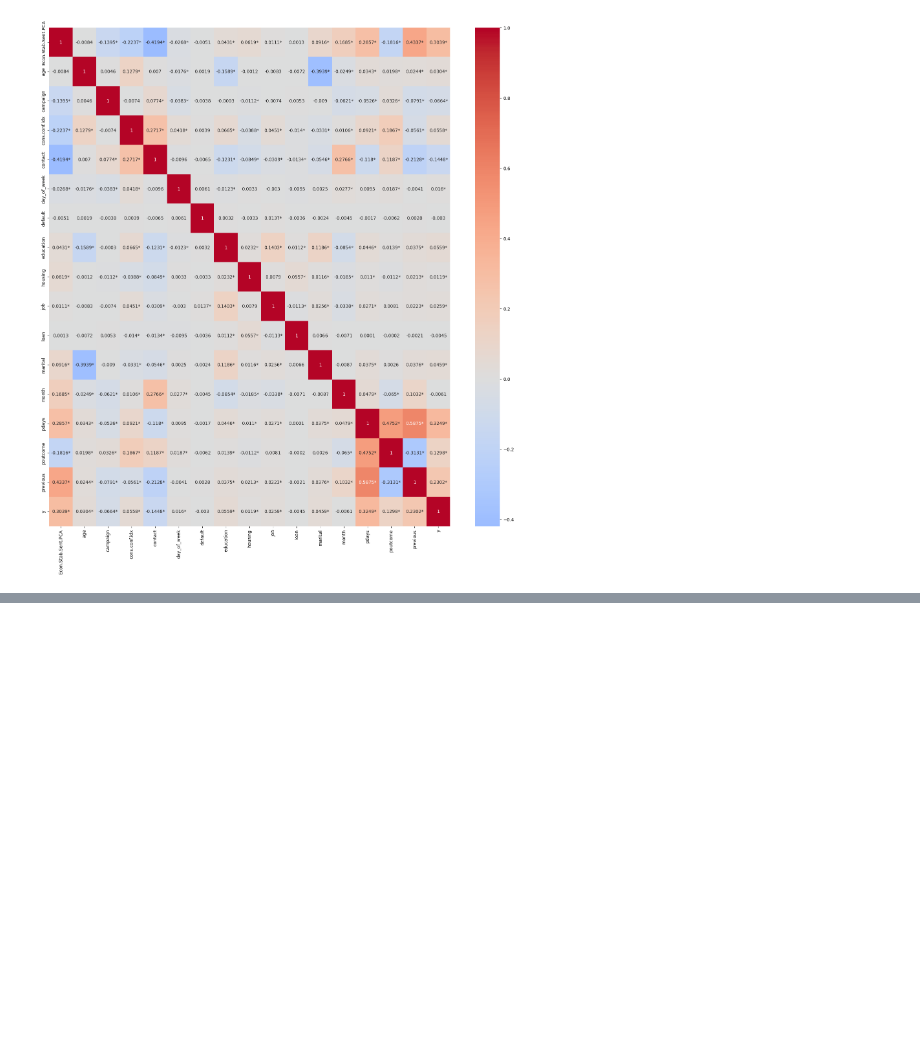
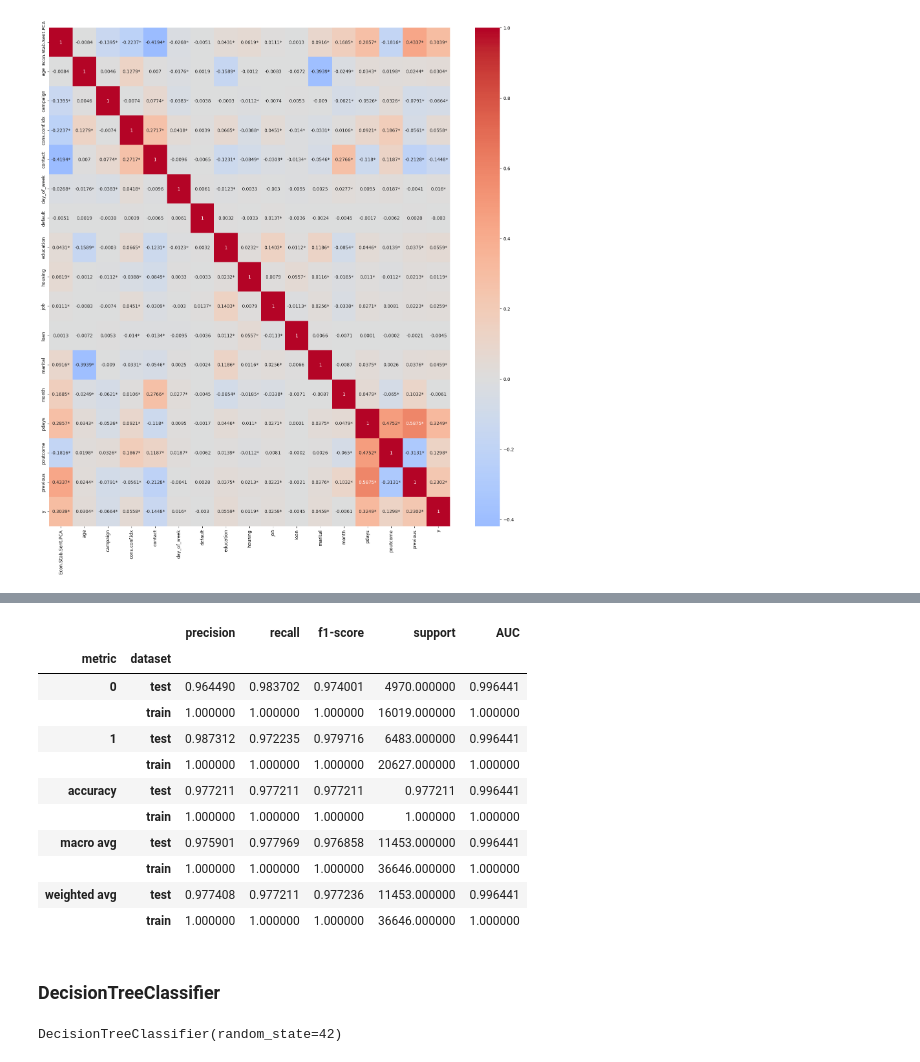
Before and after one commit to SarcasticMatrix/ml-python, a Jupyter notebook: Main Notebook.ipynb, the cells around one changed output, grey strips where cells are left out. Drawn from its saved outputs; the diff is of its cells as text; code cells hidden in the pictures; blank space fills up the shorter version.

```diff
--- a/Main Notebook.ipynb
+++ b/Main Notebook.ipynb
@@ -459,0 +492,2 @@ cv = StratifiedKFold(n_splits=num_folds, shuffle=True, random_state=42)
+# %%
+X, y = Preprocessing(encode='OneHot').fit_transform(data_analysis.drop(columns='y'), data_analysis['y'])
@@ -459,0 +530,8 @@ cv = StratifiedKFold(n_splits=num_folds, shuffle=True, random_state=42)
+# %%
+from  imblearn.combine  import  SMOTEENN
+from sklearn.model_selection import train_test_split
+
+smoteenn = SMOTEENN(random_state=42)
+x_resampled, y_resampled = smoteenn.fit_resample(X, y)
+print('After sampling yes:', np.count_nonzero(y_resampled == 1))
+print('After sampling no:', np.count_nonzero(y_resampled == 0))
@@ -459,0 +541,29 @@ cv = StratifiedKFold(n_splits=num_folds, shuffle=True, random_state=42)
+# %%
+
+# Split the training data into 80% and the evaluation data into 20%
+x_train, x_test, y_train, y_test = train_test_split(x_resampled, y_resampled, test_size=0.2, random_state=42)
+
+# Further split the training data into 80% training data and 20% validation data
+x_train, x_val, y_train, y_val = train_test_split(x_train, y_train, test_size=0.2, random_state=42)
+
+# x_train = pd.DataFrame(x_train)
+# y_train = pd.get_dummies(y_train)
+# x_val = pd.DataFrame(x_val)
+# y_val = pd.get_dummies(y_val)
+# x_test = pd.DataFrame(x_test)
+# y_test_ = pd.get_dummies(y_test)
+# %%
+from sklearn.ensemble import RandomForestClassifier
+from sklearn.metrics import classification_report
+
+# Initialize the Random Forest model
+rf_model = RandomForestClassifier(n_estimators=100, random_state=777)
+
+# Train the model
+rf_model.fit(x_train, y_train)
+
+# Predict on the test set
+y_pred_rf = rf_model.predict(x_test)
+
+# Evaluate the model
+print(classification_report(y_test, y_pred_rf))
@@ -459,0 +579,15 @@ cv = StratifiedKFold(n_splits=num_folds, shuffle=True, random_state=42)
+# %%
+eval_model(rf_model,X_train=x_train,y_train=y_train,X_test=x_test,y_test=y_test)[0]
+# %% [output]
+|  |  | precision | recall | f1-score | support | AUC |
+| metric | dataset |  |  |  |  |  |
+| 0 | test | 0.964490 | 0.983702 | 0.974001 | 4970.000000 | 0.996441 |
+|  | train | 1.000000 | 1.000000 | 1.000000 | 16019.000000 | 1.000000 |
+| 1 | test | 0.987312 | 0.972235 | 0.979716 | 6483.000000 | 0.996441 |
+|  | train | 1.000000 | 1.000000 | 1.000000 | 20627.000000 | 1.000000 |
+| accuracy | test | 0.977211 | 0.977211 | 0.977211 | 0.977211 | 0.996441 |
+|  | train | 1.000000 | 1.000000 | 1.000000 | 1.000000 | 1.000000 |
+| macro avg | test | 0.975901 | 0.977969 | 0.976858 | 11453.000000 | 0.996441 |
+|  | train | 1.000000 | 1.000000 | 1.000000 | 36646.000000 | 1.000000 |
+| weighted avg | test | 0.977408 | 0.977211 | 0.977236 | 11453.000000 | 0.996441 |
+|  | train | 1.000000 | 1.000000 | 1.000000 | 36646.000000 | 1.000000 |
@@ -459,0 +600,13 @@ cv = StratifiedKFold(n_splits=num_folds, shuffle=True, random_state=42)
+# %% [markdown]
+### DecisionTreeClassifier
+# %%
+from sklearn.tree import DecisionTreeClassifier
+from sklearn import tree
+
+# Initialize the DecisionTreeClassifier
+dt_model = DecisionTreeClassifier(random_state=42)
+
+# Train the model
+dt_model.fit(X_train, y_train)
+# %% [output]
+DecisionTreeClassifier(random_state=42)
```
Also changed, not shown: parts of 56 cells of this notebook, 4 other files.
